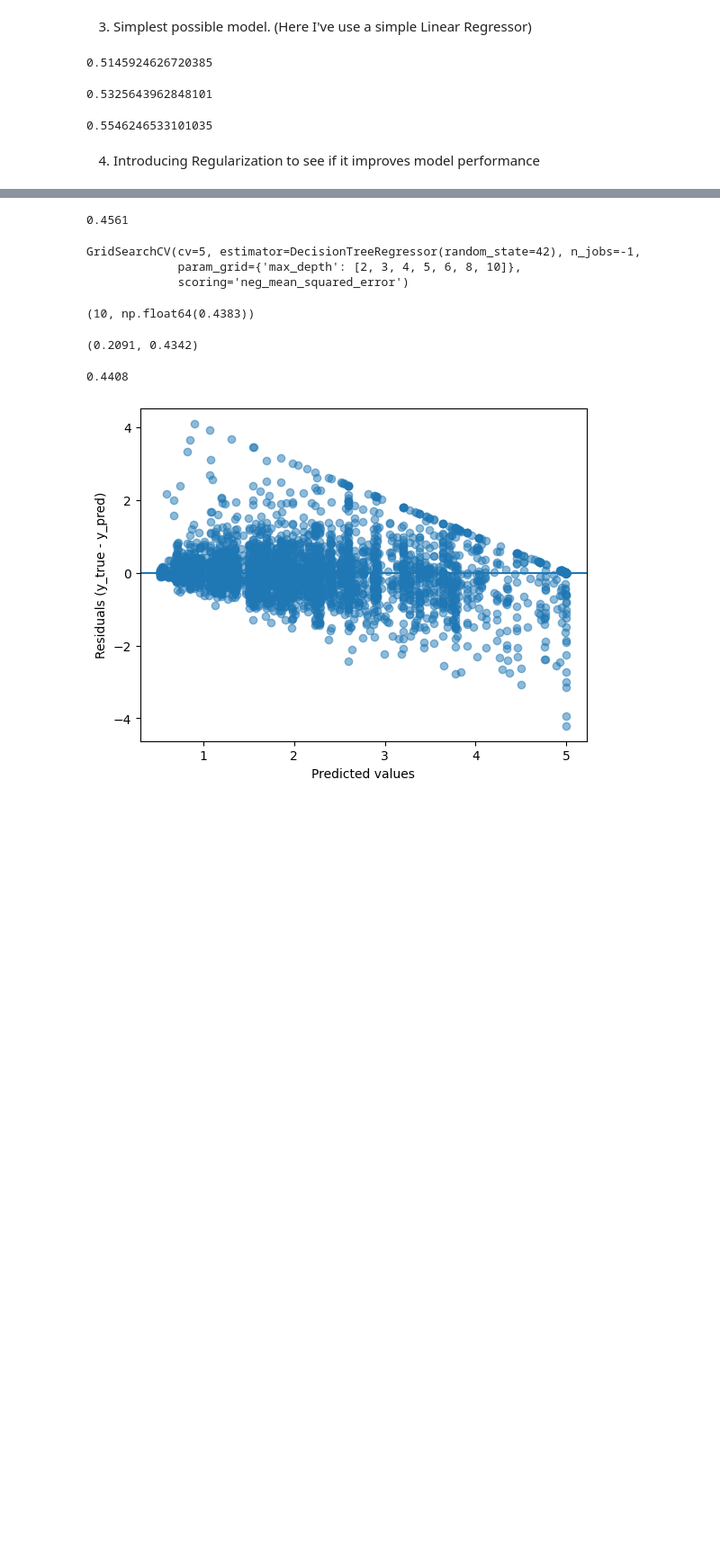
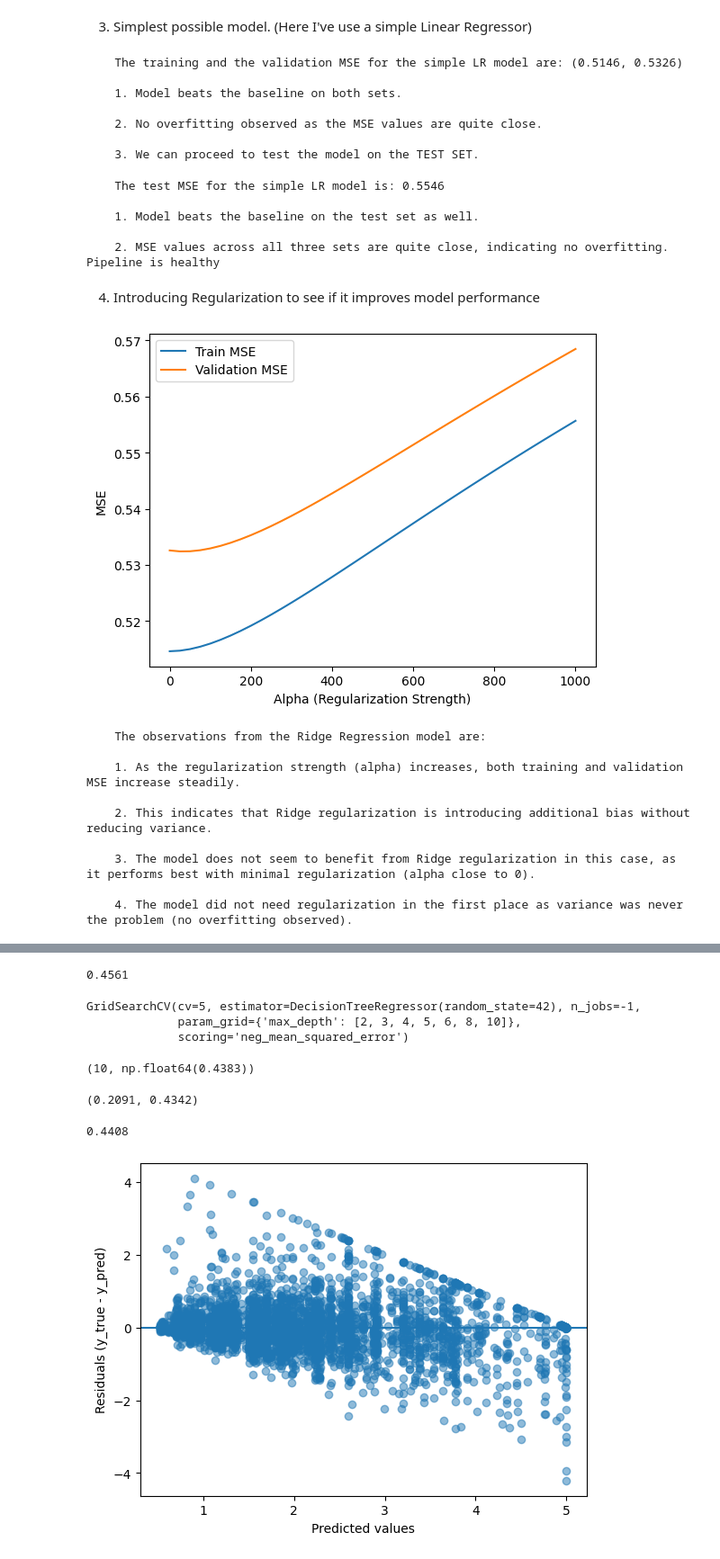
Before and after one commit to le-Affan/regression-pipeline, a Jupyter notebook: main.ipynb, the cells around one changed output, grey strips where cells are left out. Shown at 90% size. Drawn from its saved outputs; the diff is of its cells as text; code cells hidden in the pictures; blank space fills up the shorter version.

```diff
--- a/main.ipynb
+++ b/main.ipynb
@@ -91,36 +95,89 @@ y_train_pred = lin_reg.predict(Xtrain_scaled)
 from sklearn.metrics import mean_squared_error
 
 training_mse = mean_squared_error(ytrain, y_train_pred)
-training_mse
-# %% [output]
-0.5145924626720385
 # %%
 # Evaluating the linear regression model on the VALIDATION SET
 
 y_val_pred = lin_reg.predict(Xval_scaled)
 
 validation_mse = mean_squared_error(yval, y_val_pred)
-validation_mse
+print(f"""
+    The training and the validation MSE for the simple LR model are: {round(training_mse,4),round(validation_mse,4)}\n
+    1. Model beats the baseline on both sets.\n
+    2. No overfitting observed as the MSE values are quite close.\n
+    3. We can proceed to test the model on the TEST SET.\n
+""")
 # %% [output]
-0.5325643962848101
+    The training and the validation MSE for the simple LR model are: (0.5146, 0.5326)
+
+    1. Model beats the baseline on both sets.
+
+    2. No overfitting observed as the MSE values are quite close.
+
+    3. We can proceed to test the model on the TEST SET.
 # %%
 # Evaluating the linear regression model on the TEST SET
 
 y_test_pred = lin_reg.predict(Xtest_scaled)
 
 test_mse = mean_squared_error(ytest, y_test_pred)
-test_mse
+print(f"""
+    The test MSE for the simple LR model is: {round(test_mse,4)}\n
+    1. Model beats the baseline on the test set as well.\n
+    2. MSE values across all three sets are quite close, indicating no overfitting. Pipeline is healthy\n
+""")
 # %% [output]
-0.5546246533101035
+    The test MSE for the simple LR model is: 0.5546
+
+    1. Model beats the baseline on the test set as well.
+
+    2. MSE values across all three sets are quite close, indicating no overfitting. Pipeline is healthy
 # %% [markdown]
 4. Introducing Regularization to see if it improves model performance
 # %%
-# Swapping to a ridge regression model
+alphas = []
+train_mse = []
+val_mse = []
 
 from sklearn.linear_model import Ridge
+from sklearn.metrics import mean_squared_error
 
-ridge_reg = Ridge(alpha = 1000000.0)
-ridge_reg.fit(Xtrain_scaled, ytrain)
+for i in range(0, 1001, 25):
+    ridge_reg = Ridge(alpha=i)
+    ridge_reg.fit(Xtrain_scaled, ytrain)
 
-ridge_y_train_pred = ridge_reg.predict(Xtrain_scaled)
-ridge_y_val_pred = ridge_reg.predict(Xval_scaled)
+    y_train_pred = ridge_reg.predict(Xtrain_scaled)
+    y_val_pred = ridge_reg.predict(Xval_scaled)
+
+    alphas.append(i)
+    train_mse.append(mean_squared_error(ytrain, y_train_pred))
+    val_mse.append(mean_squared_error(yval, y_val_pred))
+
+import matplotlib.pyplot as plt
+
+plt.figure()
+plt.plot(alphas, train_mse, label="Train MSE")
+plt.plot(alphas, val_mse, label="Validation MSE")
+plt.xlabel("Alpha (Regularization Strength)")
+plt.ylabel("MSE")
+plt.legend()
+plt.show()
+
+print(f"""
+    The observations from the Ridge Regression model are:\n
+    1. As the regularization strength (alpha) increases, both training and validation MSE increase steadily.\n
+    2. This indicates that Ridge regularization is introducing additional bias without reducing variance.\n
+    3. The model does not seem to benefit from Ridge regularization in this case, as it performs best with minimal regularization (alpha close to 0).\n
+    4. The model did not need regularization in the first place as variance was never the problem (no overfitting observed).
+""")
+# %% [output]
+[figure, added]
+    The observations from the Ridge Regression model are:
+
+    1. As the regularization strength (alpha) increases, both training and validation MSE increase steadily.
+
+    2. This indicates that Ridge regularization is introducing additional bias without reducing variance.
+
+    3. The model does not seem to benefit from Ridge regularization in this case, as it performs best with minimal regularization (alpha close to 0).
+
+    4. The model did not need regularization in the first place as variance was never the problem (no overfitting observed).
```
Also changed, not shown: parts of 4 cells of this notebook.
